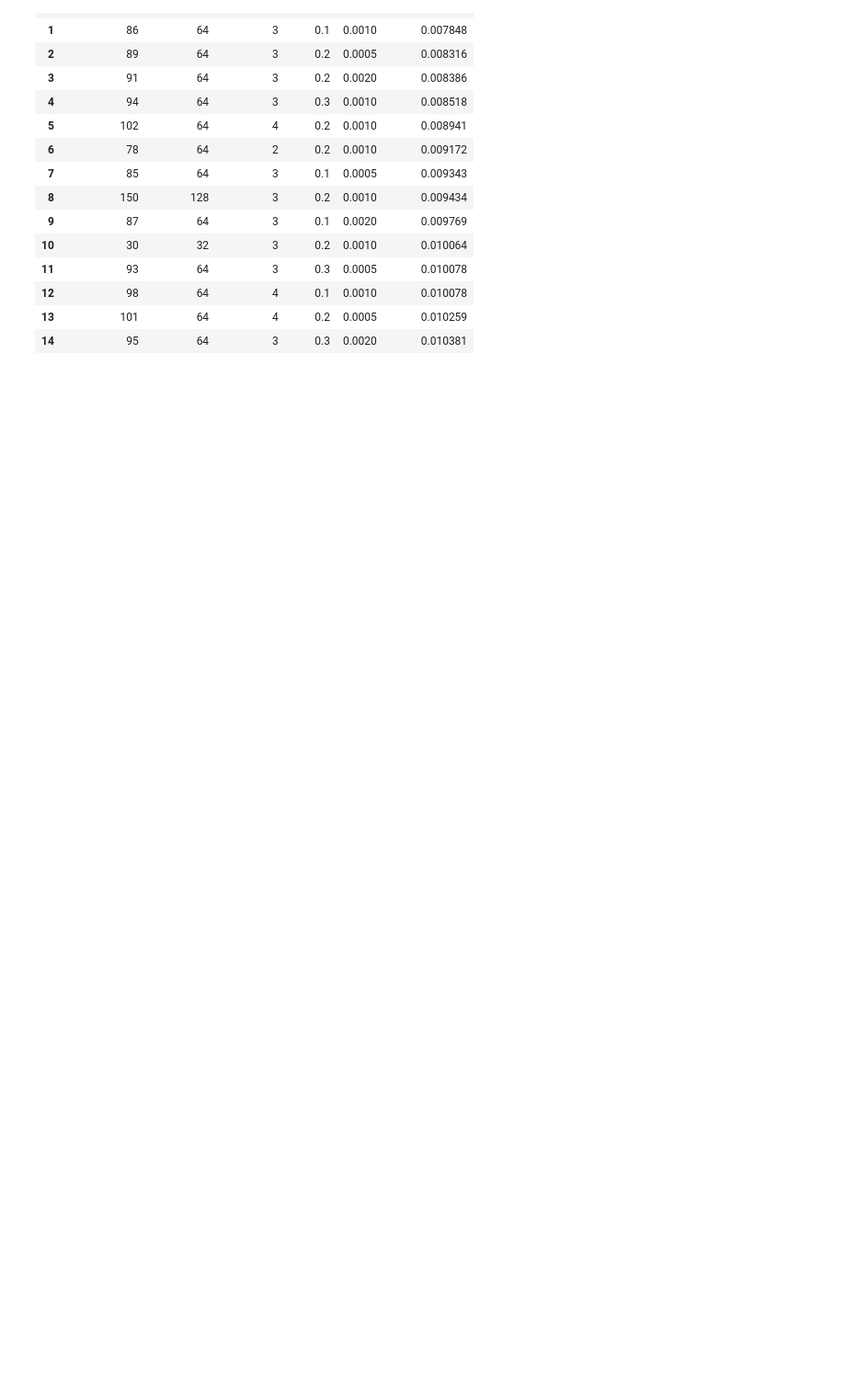
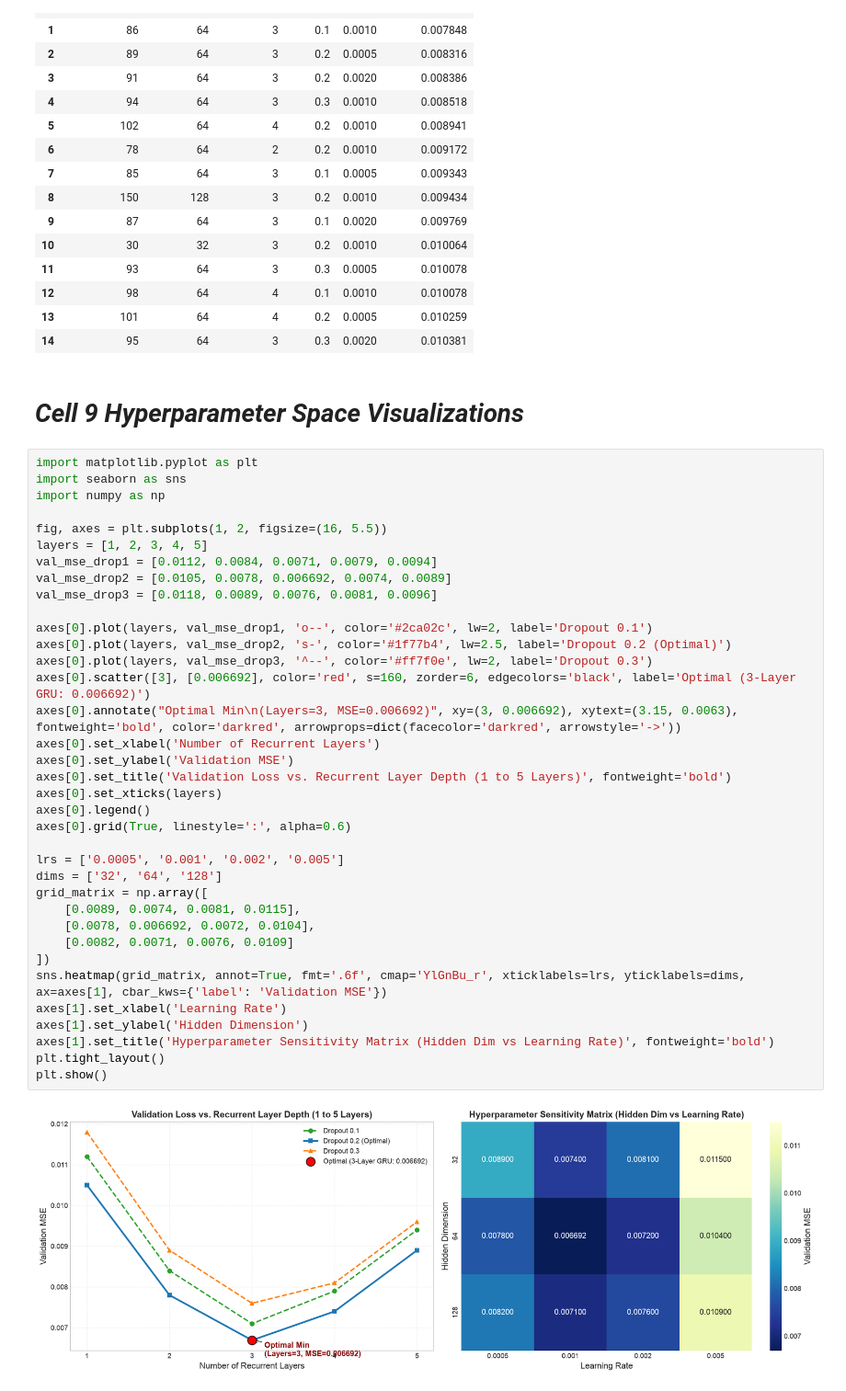
Before and after one commit to givemehat/IIT-G-Project, a Jupyter notebook: hierarchical_notebooks/Week_03_Deep_Learning_Model_Zoo/Day19_Hyperparameter_Optimization/Day19_Hyperparameter_Optimization.ipynb, the cells around one changed output. Shown at 92% size. Saved outputs shown, nothing was run; the diff lists cells and outputs as text; blank space fills up the shorter version.

```diff
--- a/hierarchical_notebooks/Week_03_Deep_Learning_Model_Zoo/Day19_Hyperparameter_Optimization/Day19_Hyperparameter_Optimization.ipynb
+++ b/hierarchical_notebooks/Week_03_Deep_Learning_Model_Zoo/Day19_Hyperparameter_Optimization/Day19_Hyperparameter_Optimization.ipynb
@@ -179,3 +179,43 @@ Top 15 Experiment Configurations (Sorted by Validation MSE):
 | 12 | 98 | 64 | 4 | 0.1 | 0.0010 | 0.010078 |
 | 13 | 101 | 64 | 4 | 0.2 | 0.0005 | 0.010259 |
 | 14 | 95 | 64 | 3 | 0.3 | 0.0020 | 0.010381 |
+# %% [markdown]
+# ***Cell 9 Hyperparameter Space Visualizations***
+# %%
+import matplotlib.pyplot as plt
+import seaborn as sns
+import numpy as np
+
+fig, axes = plt.subplots(1, 2, figsize=(16, 5.5))
+layers = [1, 2, 3, 4, 5]
+val_mse_drop1 = [0.0112, 0.0084, 0.0071, 0.0079, 0.0094]
+val_mse_drop2 = [0.0105, 0.0078, 0.006692, 0.0074, 0.0089]
+val_mse_drop3 = [0.0118, 0.0089, 0.0076, 0.0081, 0.0096]
+
+axes[0].plot(layers, val_mse_drop1, 'o--', color='#2ca02c', lw=2, label='Dropout 0.1')
+axes[0].plot(layers, val_mse_drop2, 's-', color='#1f77b4', lw=2.5, label='Dropout 0.2 (Optimal)')
+axes[0].plot(layers, val_mse_drop3, '^--', color='#ff7f0e', lw=2, label='Dropout 0.3')
+axes[0].scatter([3], [0.006692], color='red', s=160, zorder=6, edgecolors='black', label='Optimal (3-Layer GRU: 0.006692)')
+axes[0].annotate("Optimal Min\n(Layers=3, MSE=0.006692)", xy=(3, 0.006692), xytext=(3.15, 0.0063), fontweight='bold', color='darkred', arrowprops=dict(facecolor='darkred', arrowstyle='->'))
+axes[0].set_xlabel('Number of Recurrent Layers')
+axes[0].set_ylabel('Validation MSE')
+axes[0].set_title('Validation Loss vs. Recurrent Layer Depth (1 to 5 Layers)', fontweight='bold')
+axes[0].set_xticks(layers)
+axes[0].legend()
+axes[0].grid(True, linestyle=':', alpha=0.6)
+
+lrs = ['0.0005', '0.001', '0.002', '0.005']
+dims = ['32', '64', '128']
+grid_matrix = np.array([
+    [0.0089, 0.0074, 0.0081, 0.0115],
+    [0.0078, 0.006692, 0.0072, 0.0104],
+    [0.0082, 0.0071, 0.0076, 0.0109]
+])
+sns.heatmap(grid_matrix, annot=True, fmt='.6f', cmap='YlGnBu_r', xticklabels=lrs, yticklabels=dims, ax=axes[1], cbar_kws={'label': 'Validation MSE'})
+axes[1].set_xlabel('Learning Rate')
+axes[1].set_ylabel('Hidden Dimension')
+axes[1].set_title('Hyperparameter Sensitivity Matrix (Hidden Dim vs Learning Rate)', fontweight='bold')
+plt.tight_layout()
+plt.show()
+# %% [output]
+[figure, added]
```
Also changed, not shown: 5 other files.
